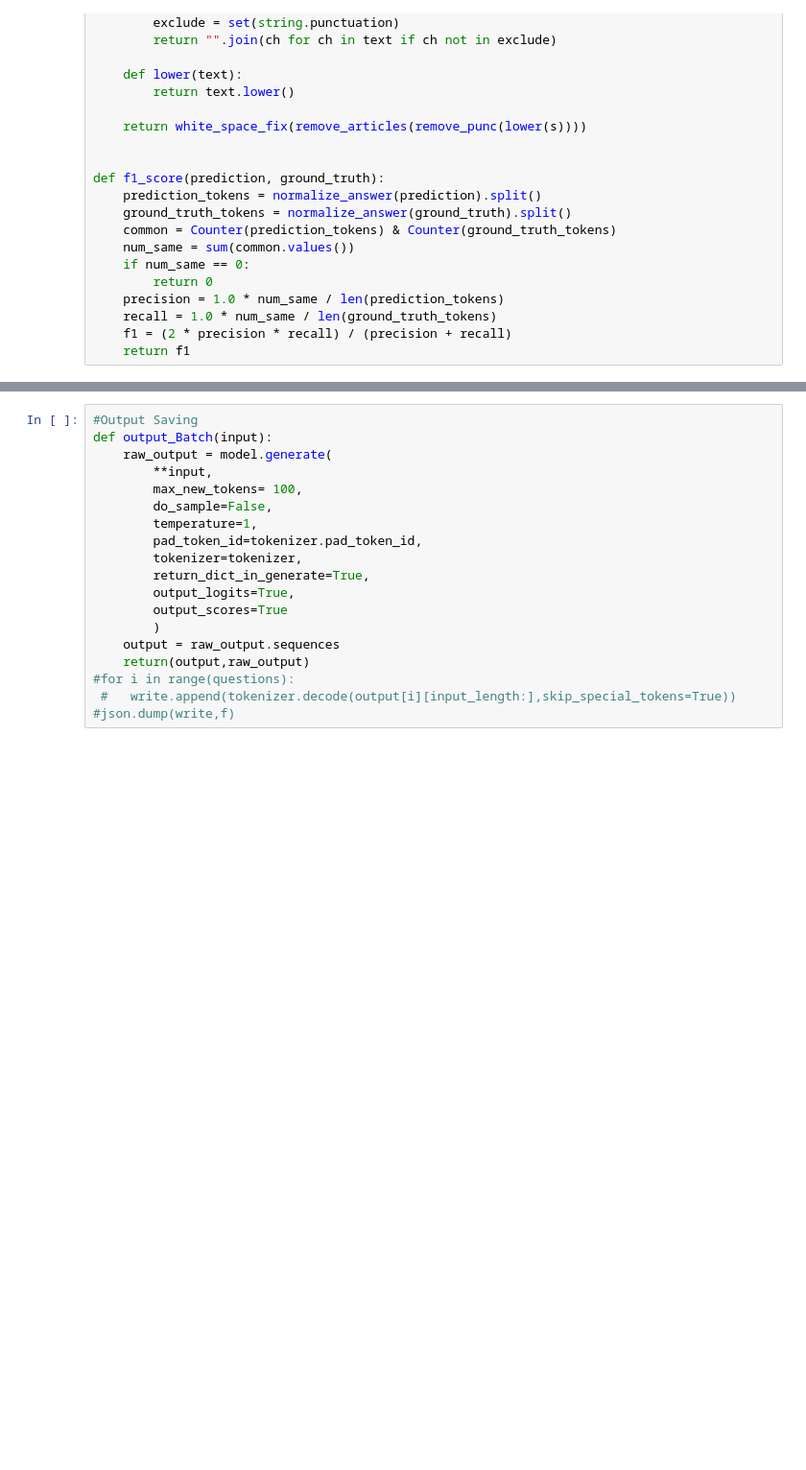
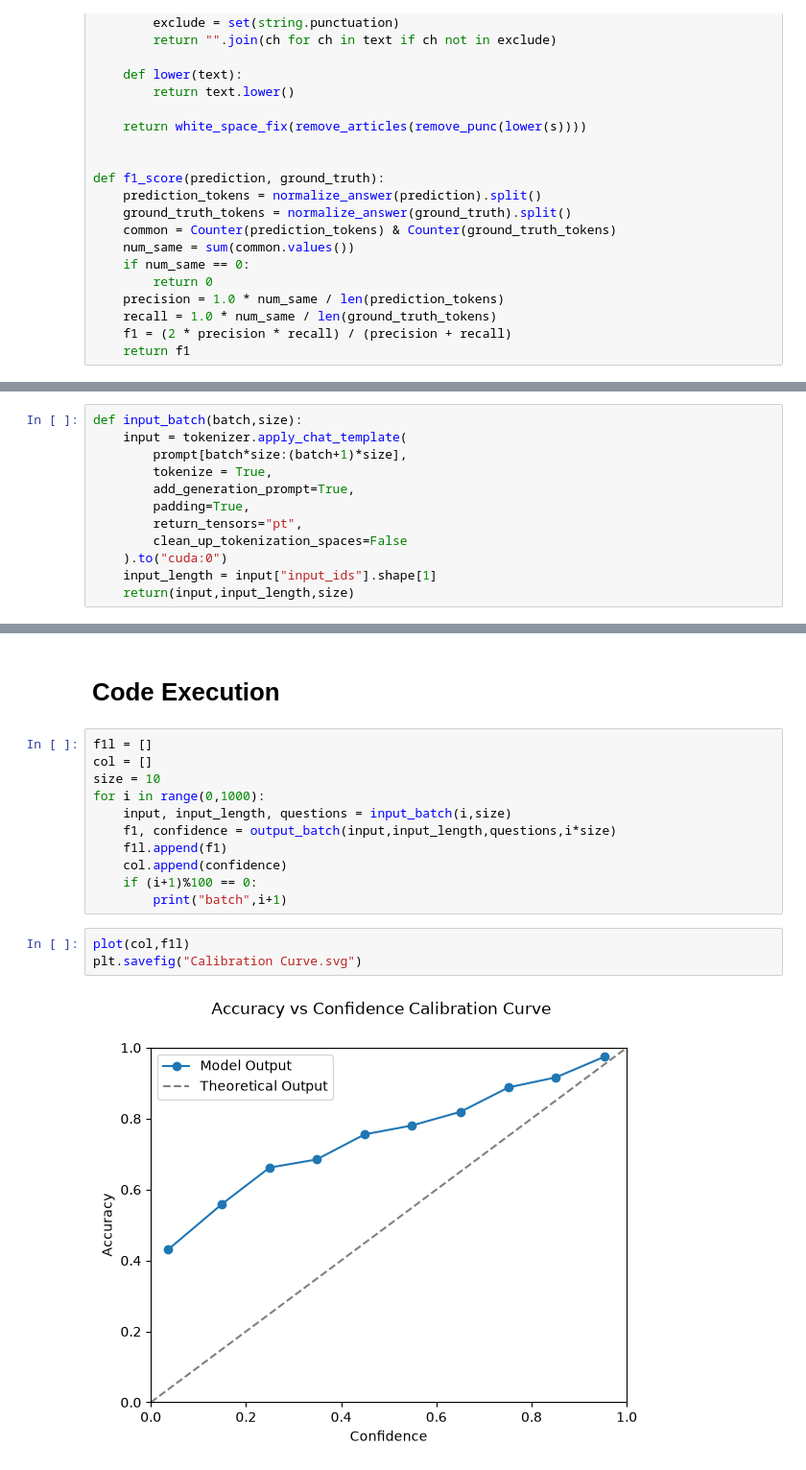
Before and after one commit to Kaqiha/Model-Confidence-Detection, a Jupyter notebook: MCD/Model Uncertainty Detection.ipynb, the cells around one changed output, grey strips where cells are left out. Shown at 96% size. Cells and saved outputs as stored; diff of their text form; blank space fills up the shorter version.

Commit message:
Defined Functions and fixed size error

```diff
--- a/MCD/Model Uncertainty Detection.ipynb
+++ b/MCD/Model Uncertainty Detection.ipynb
@@ -95,0 +113,12 @@ def input_Batch(batch,questions):
+# %%
+def input_batch(batch,size):
+    input = tokenizer.apply_chat_template(
+        prompt[batch*size:(batch+1)*size],
+        tokenize = True,
+        add_generation_prompt=True,
+        padding=True,
+        return_tensors="pt",
+        clean_up_tokenization_spaces=False
+    ).to("cuda:0")
+    input_length = input["input_ids"].shape[1]
+    return(input,input_length,size)
@@ -96,19 +178,18 @@ def input_Batch(batch,questions):
+# %% [markdown]
+# Code Execution
+# %%
+f1l = []
+col = []
+size = 10
+for i in range(0,1000):
+    input, input_length, questions = input_batch(i,size)
+    f1, confidence = output_batch(input,input_length,questions,i*size)
+    f1l.append(f1)
+    col.append(confidence)
+    if (i+1)%100 == 0:
+        print("batch",i+1)
 # %%
-#Output Saving
-def output_Batch(input):
-    raw_output = model.generate(
-        **input,
-        max_new_tokens= 100,
-        do_sample=False,
-        temperature=1,
-        pad_token_id=tokenizer.pad_token_id,
-        tokenizer=tokenizer,
-        return_dict_in_generate=True,
-        output_logits=True,
-        output_scores=True
-        )
-    output = raw_output.sequences
-    return(output,raw_output)
-#for i in range(questions):
- #   write.append(tokenizer.decode(output[i][input_length:],skip_special_tokens=True))
-#json.dump(write,f)
+plot(col,f1l)
+plt.savefig("Calibration Curve.svg")
+# %% [output]
+[figure, added]
```
Also changed, not shown: parts of 13 cells of this notebook, 2 other files.
